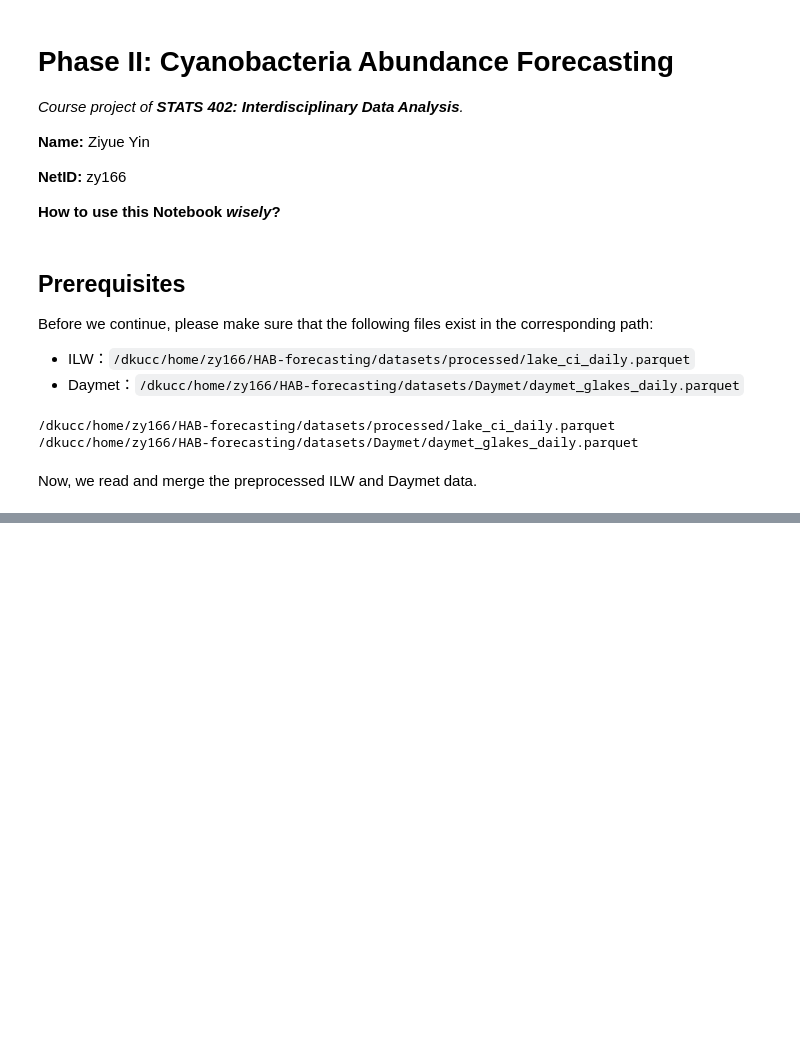
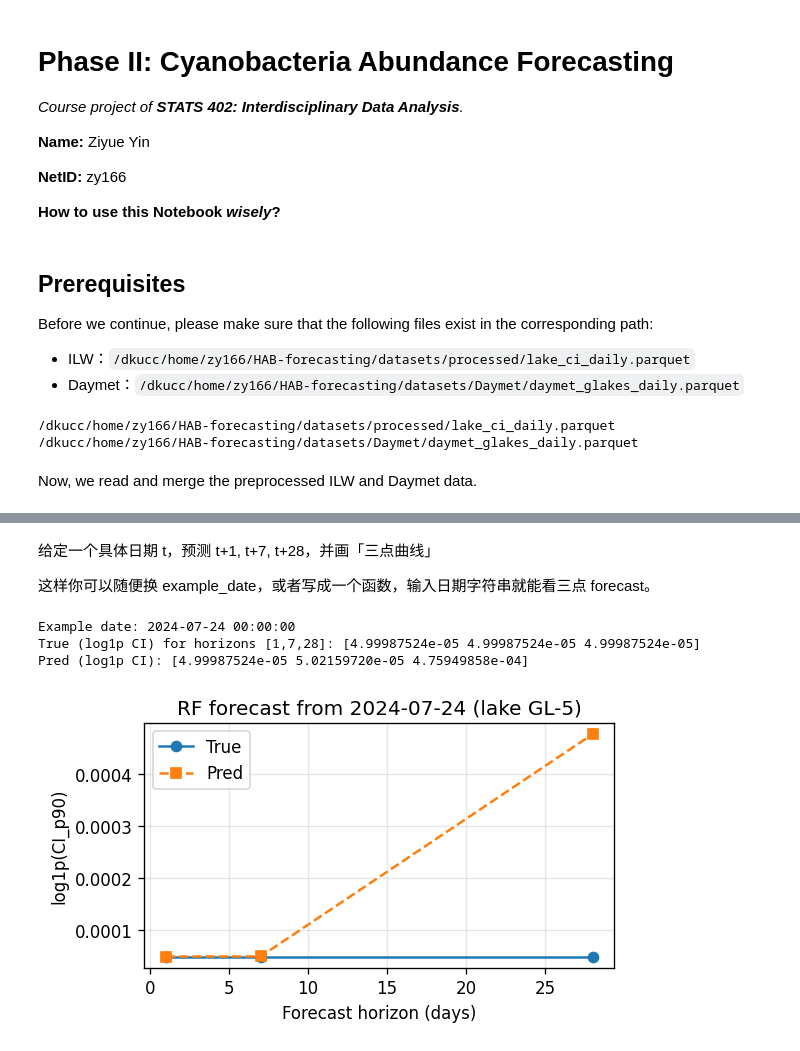
Before and after one commit to larry-ziyue-yin/HAB-forecasting, a Jupyter notebook: model_phase_2_cyanobacteria_forecasting.ipynb, the cells around one changed output, grey strips where cells are left out. Cells and saved outputs as stored; diff of their text form; code cells hidden in the pictures; blank space fills up the shorter version.

```diff
--- a/model_phase_2_cyanobacteria_forecasting.ipynb
+++ b/model_phase_2_cyanobacteria_forecasting.ipynb
@@ -413,0 +471,65 @@ if all_y_true:
+# %% [markdown]
+给定一个具体日期 t，预测 t+1, t+7, t+28，并画「三点曲线」
+
+这样你可以随便换 example_date，或者写成一个函数，输入日期字符串就能看三点 forecast。
+# %%
+def predict_for_date(model, df_holdout, date, feature_cols, horizons, target_cols):
+    """
+    model: 已经在 4 湖上训练好的模型
+    df_holdout: 该 holdout 湖的 df (含特征和 target)
+    date: datetime 或 'YYYY-MM-DD'
+    """
+    date = pd.to_datetime(date)
+    row = df_holdout[df_holdout["date"] == date]
+
+    if row.empty:
+        raise ValueError(f"No row found for date {date} in holdout lake.")
+
+    # 要求这一天的三个 target 都存在（否则没法比较真值）
+    if row[target_cols].isna().any(axis=None):
+        raise ValueError(f"Targets for date {date} are NaN (likely too close to year end).")
+
+    X = row[feature_cols].values
+    y_true = row[target_cols].values[0]
+    y_pred = model.predict(X)[0]
+
+    return y_true, y_pred
+
+def plot_horizon_curve(horizons, y_true, y_pred, title=""):
+    plt.figure(figsize=(5, 3))
+    plt.plot(horizons, y_true, marker="o", label="True")
+    plt.plot(horizons, y_pred, marker="s", linestyle="--", label="Pred")
+    plt.xlabel("Forecast horizon (days)")
+    plt.ylabel("log1p(CI_p90)")
+    plt.title(title)
+    plt.grid(True, alpha=0.3)
+    plt.legend()
+    plt.tight_layout()
+    plt.show()
+
+# 举个例子：在 GL-5 中选一个日期（确保不在最后28天，可以先 print(test_df['date'].tail()) 看看范围）
+example_date = test_df["date"].iloc[170]   # 随便挑第 50 行
+print("Example date:", example_date)
+
+model_name = "RF"   # 或 "GBR" / "MLP"
+model = fitted_models[model_name]
+
+y_true, y_pred = predict_for_date(
+    model=model,
+    df_holdout=test_df,
+    date=example_date,
+    feature_cols=feature_cols,
+    horizons=HORIZONS,
+    target_cols=target_cols,
+)
+
+print("True (log1p CI) for horizons [1,7,28]:", y_true)
+print("Pred (log1p CI):", y_pred)
+
+plot_horizon_curve(HORIZONS, y_true, y_pred,
+                   title=f"{model_name} forecast from {example_date.date()} (lake {HOLDOUT_LAKE})")
+# %% [output]
+Example date: 2024-07-24 00:00:00
+True (log1p CI) for horizons [1,7,28]: [4.99987524e-05 4.99987524e-05 4.99987524e-05]
+Pred (log1p CI): [4.99987524e-05 5.02159720e-05 4.75949858e-04]
+[figure, added]
```
Also changed, not shown: parts of 29 cells of this notebook, 1 other file.
